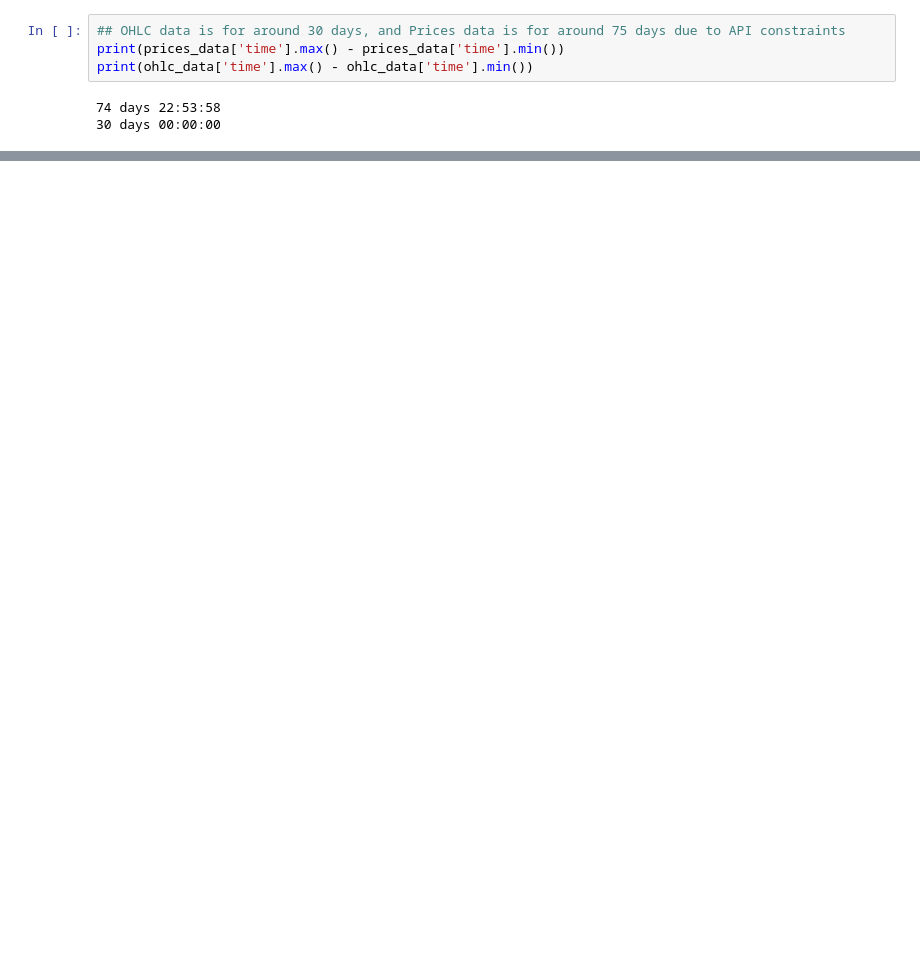
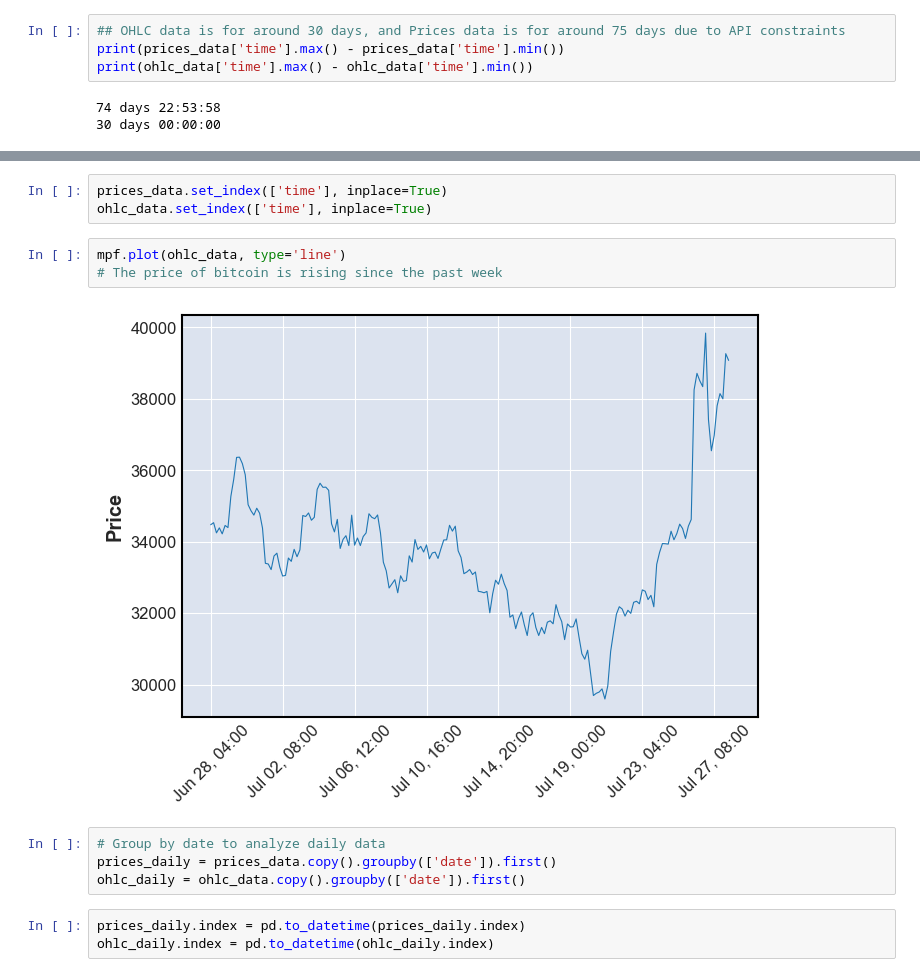
Before and after one commit to loganrane/quant-predictions-crypto, a Jupyter notebook: EDA.ipynb, the cells around one changed output, grey strips where cells are left out. Saved outputs shown, nothing was run; the diff lists cells and outputs as text; blank space fills up the shorter version.

```diff
--- a/EDA.ipynb
+++ b/EDA.ipynb
@@ -45,0 +59,15 @@ print(ohlc_data['time'].max() - ohlc_data['time'].min())
+# %%
+prices_data.set_index(['time'], inplace=True)
+ohlc_data.set_index(['time'], inplace=True)
+# %%
+mpf.plot(ohlc_data, type='line')
+# The price of bitcoin is rising since the past week
+# %% [output]
+[figure, added]
+# %%
+# Group by date to analyze daily data
+prices_daily = prices_data.copy().groupby(['date']).first()
+ohlc_daily = ohlc_data.copy().groupby(['date']).first()
+# %%
+prices_daily.index = pd.to_datetime(prices_daily.index)
+ohlc_daily.index = pd.to_datetime(ohlc_daily.index)
```
Also changed, not shown: parts of 6 cells of this notebook, 1 other file.
